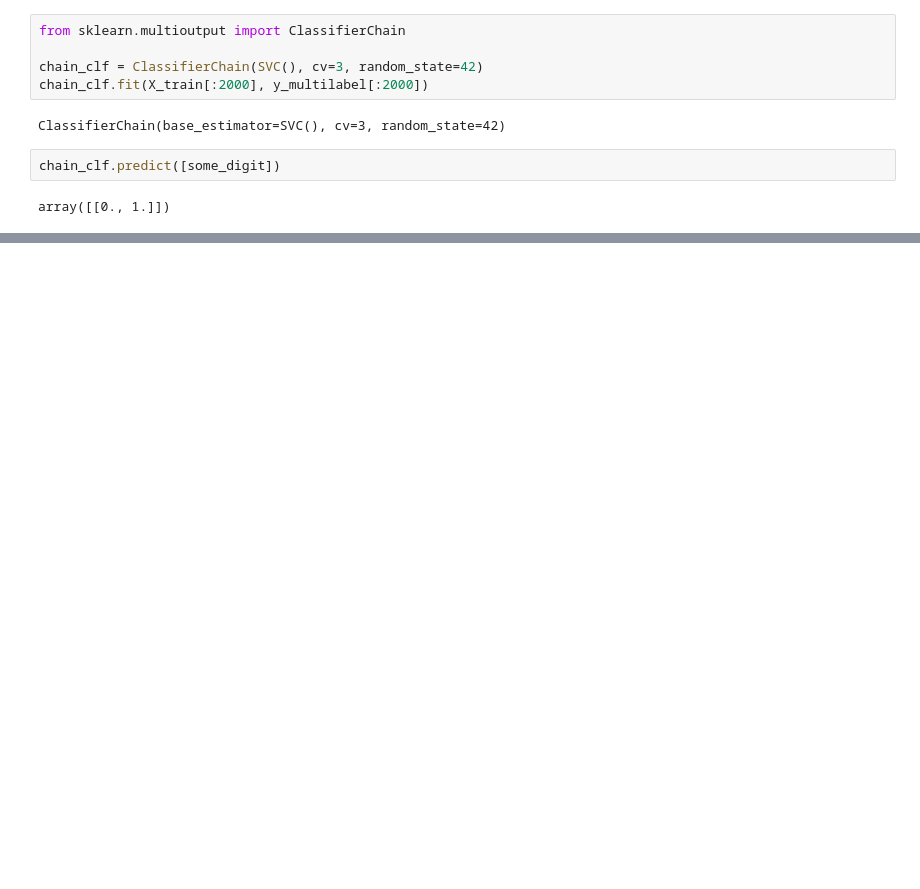
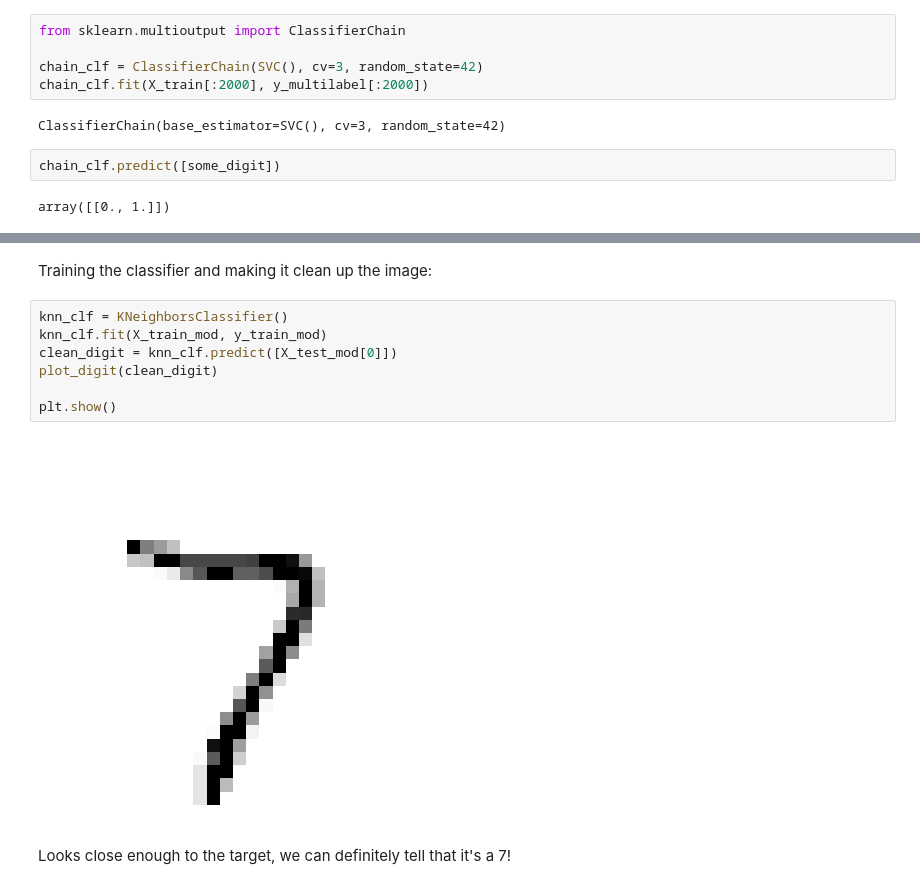
Before and after one commit to tea-ok/handson-ml-code, a Jupyter notebook: classification.ipynb, the cells around one changed output, grey strips where cells are left out. Drawn from its saved outputs; the diff is of its cells as text; blank space fills up the shorter version.

```diff
--- a/classification.ipynb
+++ b/classification.ipynb
@@ -647,0 +677,13 @@ array([[0., 1.]])
+# %% [markdown]
+Training the classifier and making it clean up the image:
+# %%
+knn_clf = KNeighborsClassifier()
+knn_clf.fit(X_train_mod, y_train_mod)
+clean_digit = knn_clf.predict([X_test_mod[0]])
+plot_digit(clean_digit)
+
+plt.show()
+# %% [output]
+[figure, added]
+# %% [markdown]
+Looks close enough to the target, we can definitely tell that it's a 7!
```
Also changed, not shown: parts of 9 cells of this notebook.
